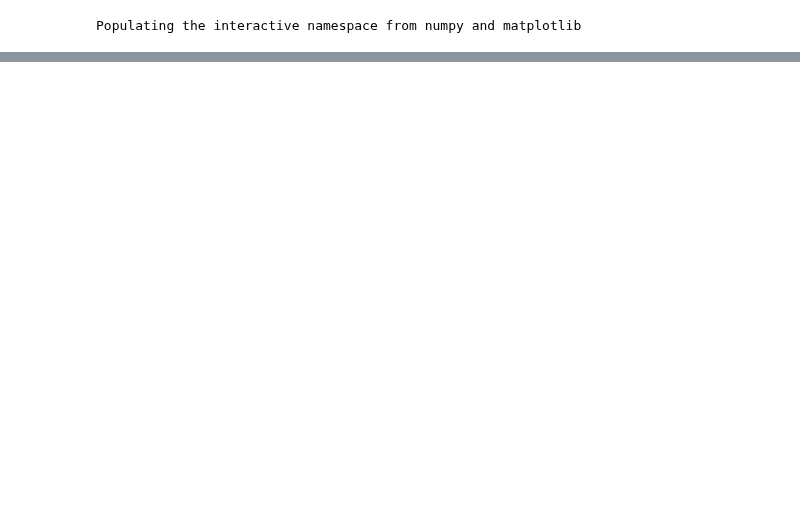
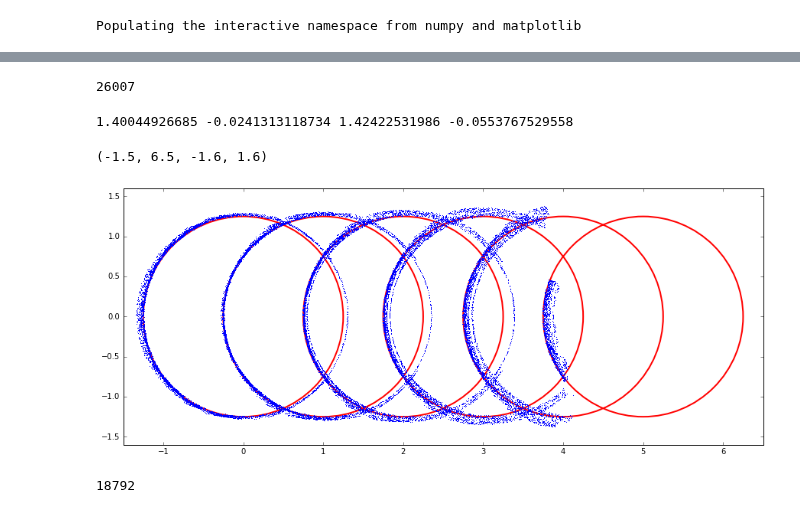
Before and after one commit to llr-cta/calin, a Jupyter notebook: unit_tests/python/notebooks/test raytracing on MST.ipynb, the cells around one changed output, grey strips where cells are left out. Drawn from its saved outputs; the diff is of its cells as text; code cells hidden in the pictures; blank space fills up the shorter version.

```diff
--- a/unit_tests/python/notebooks/test raytracing on MST.ipynb
+++ b/unit_tests/python/notebooks/test raytracing on MST.ipynb
@@ -127,0 +206,63 @@ axis([-0.5, 4.5, -0.5, 0.5]);
+# %%
+ph = calin.math.vs_physics.Particle()
+info = calin.simulation.vs_optics.VSOTraceInfo()
+x = []
+y = []
+mu_angle = 1.25 / 180 * pi
+for theta in arange(0.0,6.0,1):
+    beam_dir_offset = calin.math.vs_physics.Vec3D(beam_dir)
+    beam_rot = calin.math.vs_physics.Vec3D(theta/180.0*pi,0,0)
+    beam_dir_offset.Rotate(beam_rot)
+    for i in range(0,10000):
+        raytracer.muonBeam(ph, beam_cen+calin.math.vs_physics.Vec3D(500,0,0).cross(beam_dir), beam_dir_offset, -scope.aperture()*0.55/tan(mu_angle), mu_angle)
+        pixel = raytracer.trace(ph, info, scope)
+    #    info.write()
+    #    print(info.status)
+        if info.status==15:
+            x.append(info.fplane_x)
+            y.append(info.fplane_z)
+
+x = asarray(x)*PS/pi*180
+y = asarray(y)*PS/pi*180
+print(len(y))
+# %% [output]
+26007
+# %%
+figure(1, figsize=[ 15, 6 ])
+xx = -y
+yy = x
+plot(xx,yy,',')
+print(mean(xx),mean(yy),median(xx),median(yy))
+#gca().add_artist(Circle((theta,0),mu_angle/pi*180,color='r',lw=2,fill=False))
+for theta in arange(0.0,6.0,1):
+        gca().add_artist(Circle((theta,0),mu_angle/pi*180,color='r',lw=2,fill=False))
+axis((-1.5,6.5,-1.6,1.6))
+#axis('square')
+# %% [output]
+1.40044926685 -0.0241313118734 1.42422531986 -0.0553767529558
+(-1.5, 6.5, -1.6, 1.6)
+[figure, added]
+# %%
+ph = calin.math.vs_physics.Particle()
+info = calin.simulation.vs_optics.VSOTraceInfo()
+x = []
+y = []
+mu_angle = 1.25 / 180 * pi
+for theta in arange(0.0,6.0,1):
+    beam_dir_offset = calin.math.vs_physics.Vec3D(beam_dir)
+    beam_rot = calin.math.vs_physics.Vec3D(theta/180.0*pi,0,0)
+    beam_dir_offset.Rotate(beam_rot)
+    for i in range(0,10000):
+        raytracer.muonBeam(ph, beam_cen-calin.math.vs_physics.Vec3D(500,0,0).cross(beam_dir), beam_dir_offset, -scope.aperture()*0.55/tan(mu_angle), mu_angle)
+        pixel = raytracer.trace(ph, info, scope)
+    #    info.write()
+    #    print(info.status)
+        if info.status==15:
+            x.append(info.fplane_x)
+            y.append(info.fplane_z)
+
+x = asarray(x)*PS/pi*180
+y = asarray(y)*PS/pi*180
+print(len(y))
+# %% [output]
+18792
```
Also changed, not shown: parts of 10 cells of this notebook, 7 other files.
